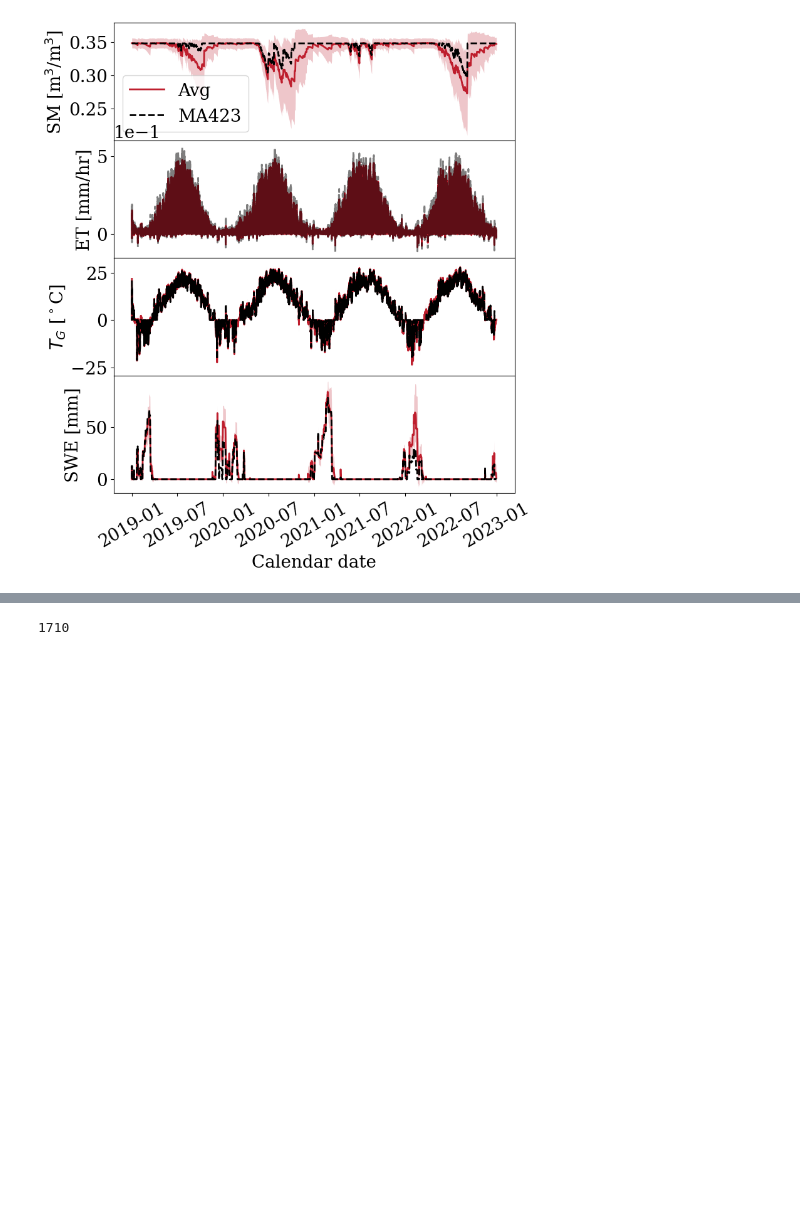
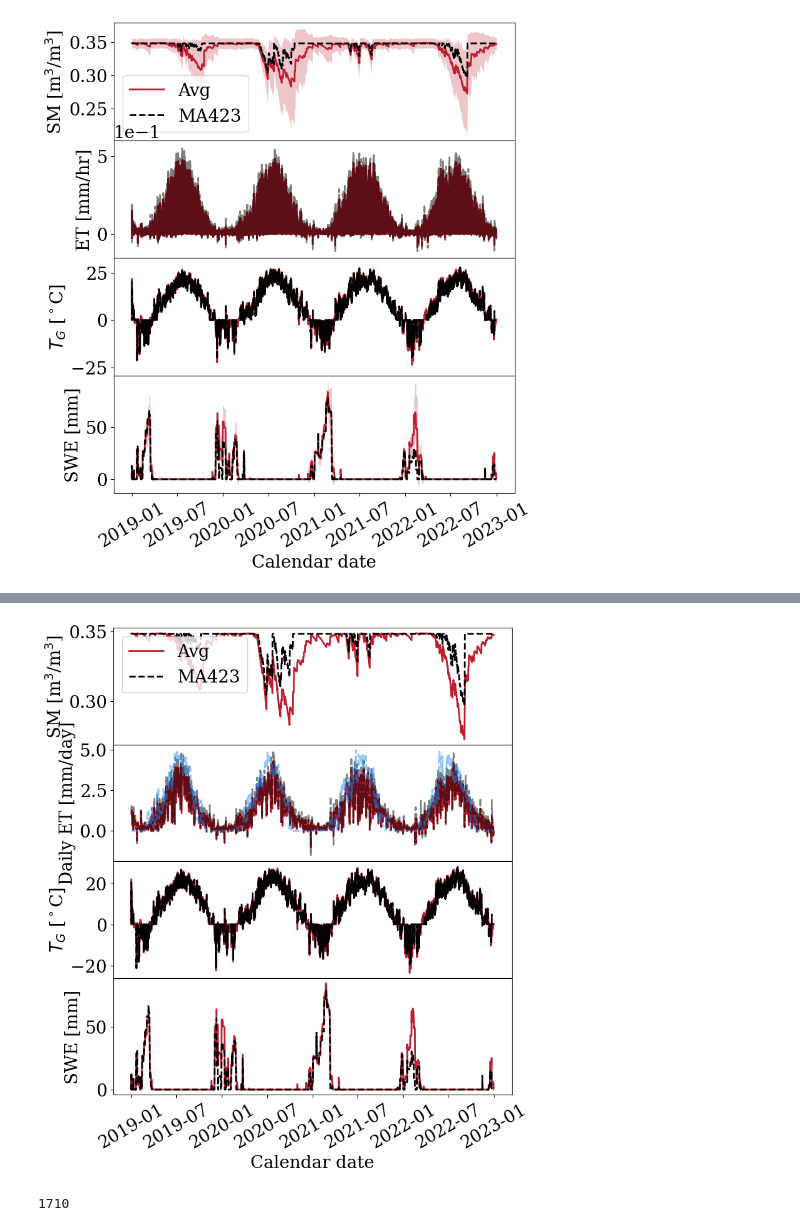
Before and after one commit to mashadab/ParFlow-project, a Jupyter notebook: Andreas/Simulation_Analysis_conus_subset_Harvard_forest.ipynb, the cells around one changed output, grey strips where cells are left out. Saved outputs shown, nothing was run; the diff lists cells and outputs as text; code cells hidden in the pictures; blank space fills up the shorter version.

Commit message:
Added SSEBop ET

```diff
--- a/Andreas/Simulation_Analysis_conus_subset_Harvard_forest.ipynb
+++ b/Andreas/Simulation_Analysis_conus_subset_Harvard_forest.ipynb
@@ -782,0 +767,17 @@ plt.savefig(f'{run_dir}/../MA_time_sim_type{sim_type}_all_withstd.png', bbox_inc
+# %%
+import pandas as pd
+
+# This file should contain regional daily mean ET in mm/day.
+ssebop = pd.read_csv("ssebop_eta_latlon_bbox_daily_mean_mday.csv")
+
+ssebop["time"] = pd.to_datetime(ssebop["time"])
+
+ssebop = (
+    ssebop
+    .sort_values("time")
+    .drop_duplicates(subset="time", keep="first")
+)
+
+print(ssebop.keys)
+print(ssebop['time'])
+print(ssebop['ET_m_day'])
@@ -783,3 +802,82 @@ plt.savefig(f'{run_dir}/../MA_time_sim_type{sim_type}_all_withstd.png', bbox_inc
+# %%
+from datetime import datetime, timedelta
+d = datetime(2019, 1, 1, 0, 0)
+
+
+
+
+
+#print(d + timedelta(hours = time_array_plot[0,2]))
+time_array_one_row = np.linspace(0,delta2,delta2+1)#time_array_plot[0,:]
+
+time_array_datetime = ([d + timedelta(hours = i) for i in time_array_one_row])
+
+#time_array_datetime = np.tile(t_time_datetime, (20,1))
+
+# ------------------------------------------------------------
+# Derived variables
+# ------------------------------------------------------------
+et_mmhr = (clm_output_T_mmps + clm_output_Ebs_mmps) * 3600.0
+grnd_temp_C = clm_output_T_Grnd_K - 273.16
+swe_mm = clm_output_SWE_mm
+# If no masking needed:
+soil_moisture_1m_plot = soil_moisture_1m
+et_plot = et_mmhr
+grnd_plot = grnd_temp_C
+swe_plot = swe_mm
+
+
+model_df = pd.DataFrame({
+    "time": pd.to_datetime(time_array_datetime[1:]),
+    "ET_avg_mm_hr": np.nanmean(et_plot[delta1:delta3+1]*np.kron(nanmask[-1,:,:],np.ones(((len(time_array_one_row)-1,1,1)))),axis=(1,2)),
+    "ET_MA423_mm_hr": et_plot[delta1:delta3+1,17,7]
+})
+
+# summing hourly values over a day gives mm/day.
+model_daily = (
+    model_df
+    .set_index("time")
+    .resample("D")
+    .sum()
+    .reset_index()
+)
+
+model_daily["ET_avg_mm_day"] = model_daily["ET_avg_mm_hr"]
+model_daily["ET_MA423_mm_day"] = model_daily["ET_MA423_mm_hr"]
+
+
+#plotting components of water balance
+fig, axs = plt.subplots(4, sharex=True, figsize=(8,10) , dpi=100)
+#fig.suptitle('Little Washita Water Balance')
+axs[0].plot(time_array_datetime,np.nanmean(soil_moisture_1m[delta1:delta3+1]*np.kron(nanmask[-1,:,:],np.ones(((len(time_array_one_row),1,1)))), axis=(1,2)), linewidth=2, color = red,label='Avg')
+axs[0].plot(time_array_datetime,soil_moisture_1m[delta1:delta3+1,17,7], 'k--', linewidth=2,alpha=1,label='MA423')
+axs[0].set_ylabel("SM [m$^3$/m$^3$]")
+axs[0].legend(loc='lower left')
+axs[1].plot(model_daily["time"],model_daily["ET_avg_mm_day"], linewidth=2, color = red)
+axs[1].plot(model_daily["time"],model_daily["ET_MA423_mm_day"], 'k--', linewidth=2,alpha=0.5)
+axs[1].plot(ssebop['time'],ssebop['ET_m_day']*1e3, 'k--', linewidth=2,alpha=0.5, color = blue,label='SSEBop')
+axs[0].legend(loc='upper left')
+axs[1].set_ylabel("Daily ET [mm/day]")
+axs[2].plot(time_array_datetime[1:],np.nanmean(grnd_plot[delta1:delta3+1]*np.kron(nanmask[-1,:,:],np.ones(((len(time_array_one_row)-1,1,1)))), axis=(1,2)), linewidth=2, color = red)
+axs[2].plot(time_array_datetime[1:],grnd_plot[delta1:delta3+1,17,7], 'k--', linewidth=2,alpha=1)
+
+axs[2].set_ylabel("$T_G$ [$^\circ$C]")
+axs[3].plot(time_array_datetime[1:],np.nanmean(swe_plot[delta1:delta3+1]*np.kron(nanmask[-1,:,:],np.ones(((len(time_array_one_row)-1,1,1)))), axis=(1,2)), linewidth=2, color = red)
+axs[3].plot(time_array_datetime[1:],swe_plot[delta1:delta3+1,17,7], 'k--', linewidth=2,alpha=1)
+axs[3].set_ylabel("SWE [mm]")
+plt.xlabel('Calendar date')
+plt.subplots_adjust(left=0.1,
+                    bottom=0.1,
+                    right=0.9,
+                    top=0.85,
+                    wspace=0.0,
+                    hspace=0.0)
+axs[1].ticklabel_format(axis='y', style='sci', scilimits=(0,0))
+plt.xticks(rotation = 30)
+plt.savefig(f'{run_dir}/../MA_time_sim_type{sim_type}_all_with_SSEBop.pdf',bbox_inches='tight', dpi = 600)
+plt.savefig(f'{run_dir}/../MA_time_sim_type{sim_type}_all_with_SSEBop.png',bbox_inches='tight', dpi = 600)
+# %% [output]
+[figure, added]
 # %%
 np.shape(soil_moisture_1m)[1]*np.shape(soil_moisture_1m)[2]
 # %% [output]
```
Also changed, not shown: parts of 6 cells of this notebook.
